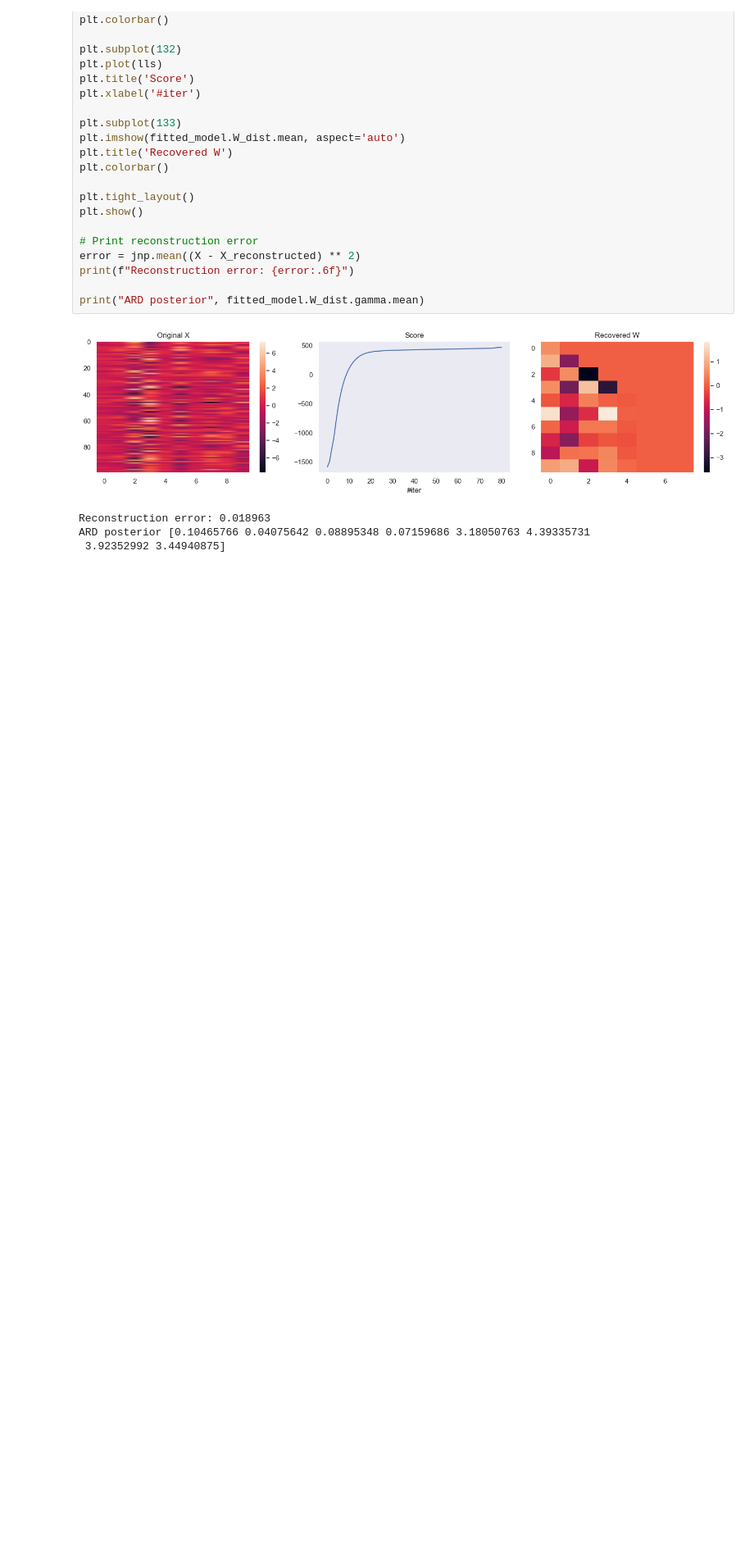
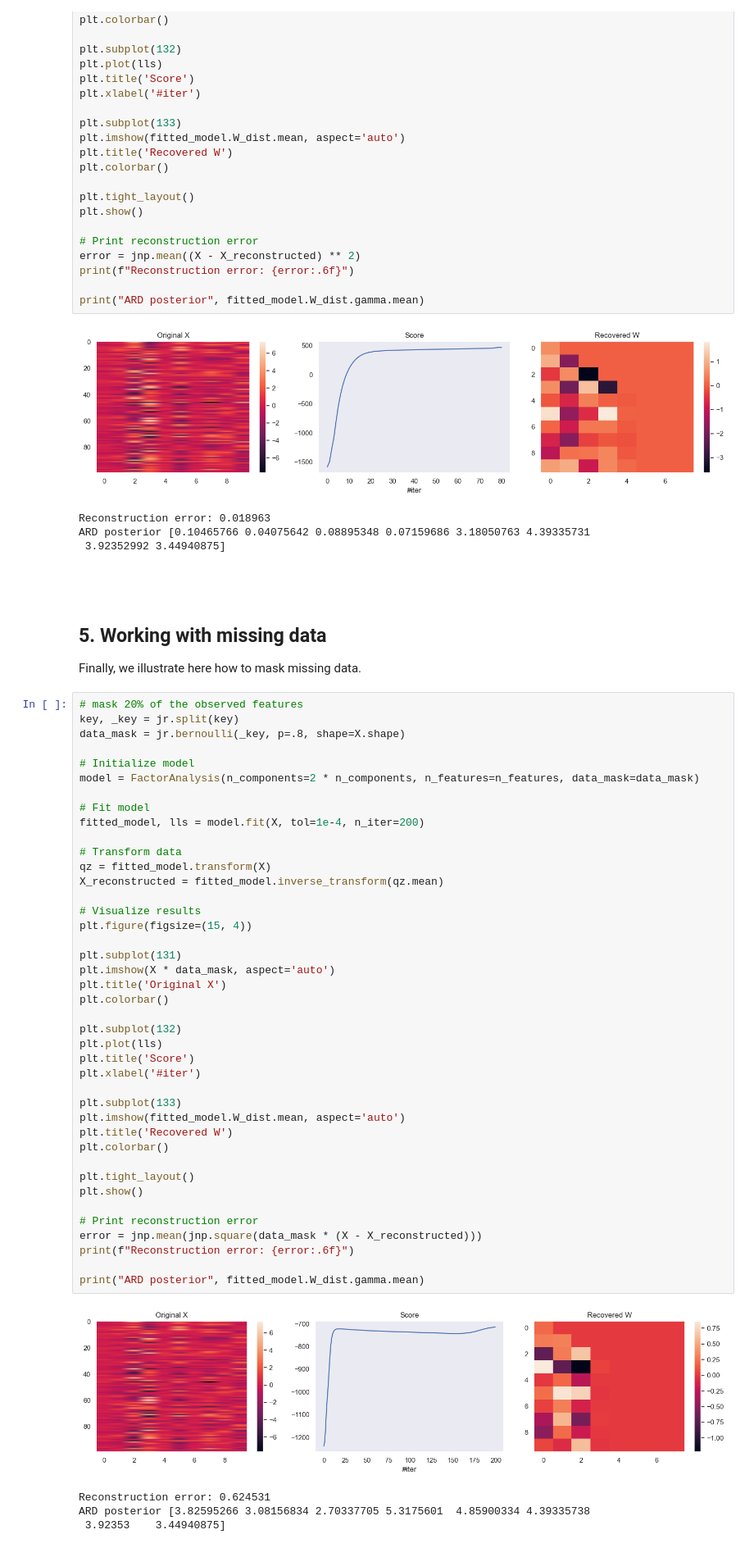
Before and after one commit to dimarkov/sppcax, a Jupyter notebook: examples/debug_factor_analysis.ipynb, the cells around one changed output. Shown: that part at 82% size. Saved outputs shown, nothing was run; the diff lists cells and outputs as text; blank space fills up the shorter version.

Commit message:
fixed some issues with data masking

```diff
--- a/examples/debug_factor_analysis.ipynb
+++ b/examples/debug_factor_analysis.ipynb
@@ -288,3 +288,55 @@ print("ARD posterior", fitted_model.W_dist.gamma.mean)
 Reconstruction error: 0.018963
 ARD posterior [0.10465766 0.04075642 0.08895348 0.07159686 3.18050763 4.39335731
  3.92352992 3.44940875]
+# %% [markdown]
+#
+# %% [markdown]
+## 5. Working with missing data
+
+Finally, we illustrate here how to mask missing data.
+# %%
+# mask 20% of the observed features
+key, _key = jr.split(key)
+data_mask = jr.bernoulli(_key, p=.8, shape=X.shape)
+
+# Initialize model
+model = FactorAnalysis(n_components=2 * n_components, n_features=n_features, data_mask=data_mask)
+
+# Fit model
+fitted_model, lls = model.fit(X, tol=1e-4, n_iter=200)
+
+# Transform data
+qz = fitted_model.transform(X)
+X_reconstructed = fitted_model.inverse_transform(qz.mean)
+
+# Visualize results
+plt.figure(figsize=(15, 4))
+
+plt.subplot(131)
+plt.imshow(X * data_mask, aspect='auto')
+plt.title('Original X')
+plt.colorbar()
+
+plt.subplot(132)
+plt.plot(lls)
+plt.title('Score')
+plt.xlabel('#iter')
+
+plt.subplot(133)
+plt.imshow(fitted_model.W_dist.mean, aspect='auto')
+plt.title('Recovered W')
+plt.colorbar()
+
+plt.tight_layout()
+plt.show()
+
+# Print reconstruction error
+error = jnp.mean(jnp.square(data_mask * (X - X_reconstructed)))
+print(f"Reconstruction error: {error:.6f}")
+
+print("ARD posterior", fitted_model.W_dist.gamma.mean)
+# %% [output]
+[figure, added]
+Reconstruction error: 0.624531
+ARD posterior [3.82595266 3.08156834 2.70337705 5.3175601  4.85900334 4.39335738
+ 3.92353    3.44940875]
```
Also changed, not shown: parts of 2 cells of this notebook, 2 other files.
